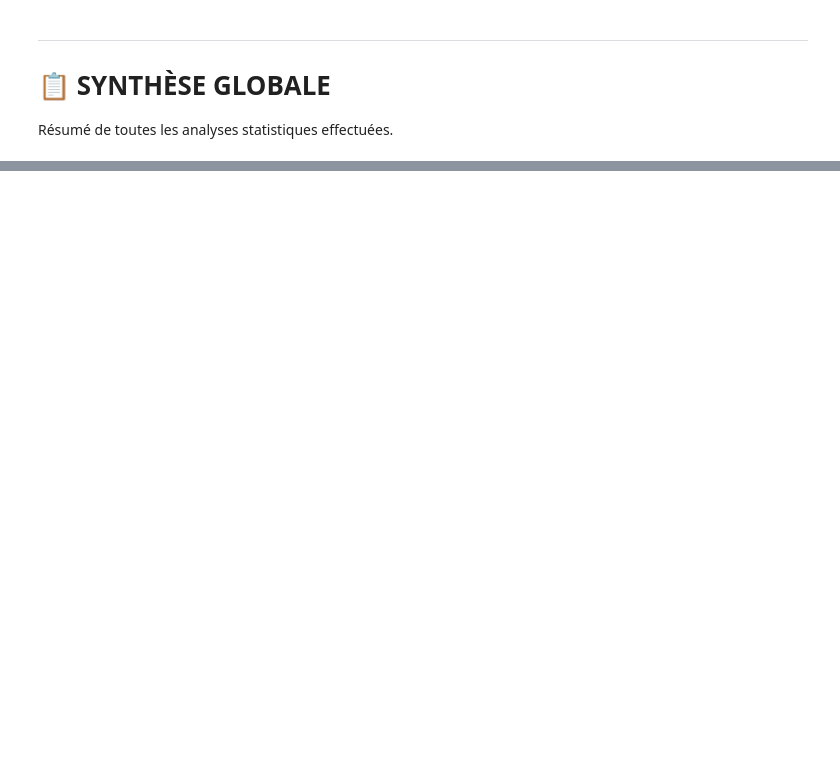
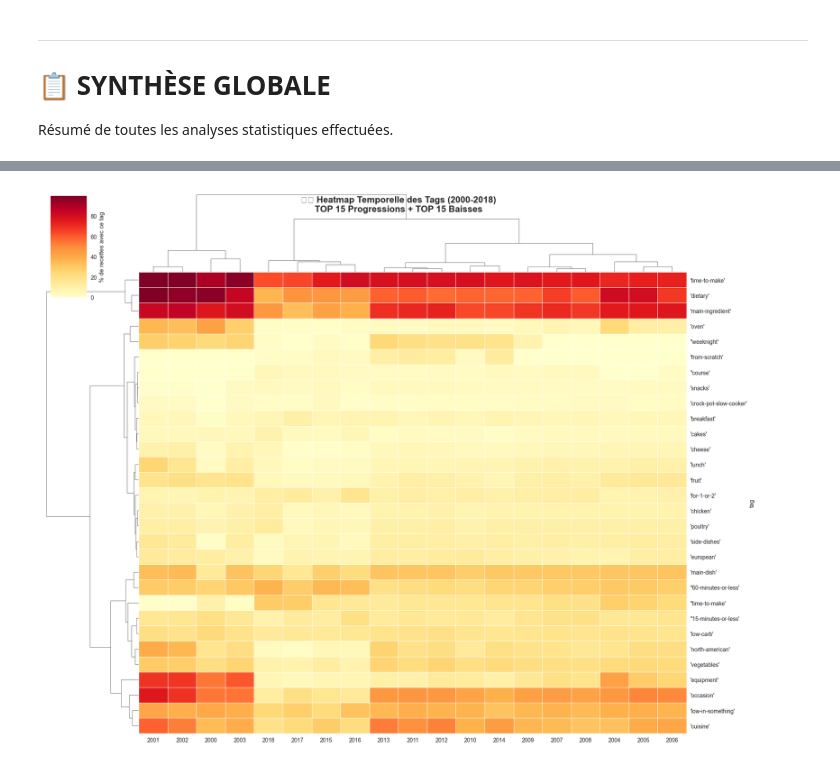
Before and after one commit to julienlafrance/backtothefuturekitchen, a Jupyter notebook: 00_eda/01_long_term/01_recipe_analysis.ipynb, the cells around one changed output, grey strips where cells are left out. Cells and saved outputs as stored; diff of their text form; code cells hidden in the pictures; blank space fills up the shorter version.

Commit message:
modified:   00_eda/01_long_term/01_recipe_analysis.ipynb 	modified:   00_eda/_data_utils/data_utils_recipes.py

```diff
--- a/00_eda/01_long_term/01_recipe_analysis.ipynb
+++ b/00_eda/01_long_term/01_recipe_analysis.ipynb
@@ -658,0 +1405,18 @@ print("="*80)
+# %%
+# 📉 TOP 20 Tags en Baisse
+print("="*80)
+print("📉 TOP 20 TAGS EN PLUS FORTE BAISSE")
+print("="*80)
+
+top_tag_declines = tag_evolution_df.nsmallest(20, "absolute_change")
+
+for idx, row in top_tag_declines.iterrows():
+    emoji = "💀" if row["percent_change"] < -50 else "📉"
+    sig = "✅" if row["significant"] else "⚠️"
+
+    print(f"\n{emoji} {row['tag'].upper()}")
+    print(f"   • 2000: {row['pct_2000']:.2f}% → 2018: {row['pct_2018']:.2f}%")
+    print(f"   • Changement: {row['absolute_change']:.2f}% points ({row['percent_change']:.1f}%)")
+    print(f"   • Corrélation: {row['spearman_corr']:+.4f} (p={row['p_value']:.6f}) {sig}")
+
+print("\n" + "="*80)
@@ -658,0 +1441,63 @@ print("="*80)
+# %%
+# 🗺️ Heatmap des Tags (TOP 15 progressions + TOP 15 baisses)
+print("🗺️ Préparation de la heatmap des tags...")
+
+selected_tags = (
+    list(top_tag_progressions.head(15)["tag"]) +
+    list(top_tag_declines.head(15)["tag"])
+)
+
+# Créer la matrice
+tag_heatmap_data = []
+
+for tag in selected_tags:
+    df_temp = df.with_columns([
+        pl.col("tags")
+        .list.eval(pl.element().str.to_lowercase().str.contains(tag))
+        .list.any()
+        .alias("has_tag")
+    ])
+
+    yearly_pct = (
+        df_temp.group_by("year")
+        .agg([
+            (pl.col("has_tag").sum() / pl.len() * 100).alias("pct")
+        ])
+        .sort("year")
+        .to_pandas()
+    )
+
+    row_data = {"tag": tag}
+    for year in range(2000, 2019):
+        if year in yearly_pct["year"].values:
+            row_data[year] = yearly_pct[yearly_pct["year"] == year]["pct"].values[0]
+        else:
+            row_data[year] = 0
+
+    tag_heatmap_data.append(row_data)
+
+tag_heatmap_df = pd.DataFrame(tag_heatmap_data).set_index("tag")
+
+print("✅ Matrice tags construite :", tag_heatmap_df.shape)
+
+# Visualisation
+sns.clustermap(
+    tag_heatmap_df,
+    cmap="YlOrRd",
+    linewidths=0.5,
+    figsize=(18, 14),
+    cbar_kws={"label": "% de recettes avec ce tag"},
+    dendrogram_ratio=0.15,
+    method="ward",
+    metric="euclidean",
+    xticklabels=True,
+    yticklabels=True,
+    annot=False,
+    vmin=0,
+    vmax=tag_heatmap_df.max().max()
+)
+
+plt.suptitle("🗺️ Heatmap Temporelle des Tags (2000-2018)\nTOP 15 Progressions + TOP 15 Baisses",
+             fontsize=16, fontweight="bold", y=0.98)
+plt.show()
+# %% [output]
@@ -658,0 +1506 @@ print("="*80)
+[figure, added]
```
Also changed, not shown: parts of 48 cells of this notebook, 1 other file.
